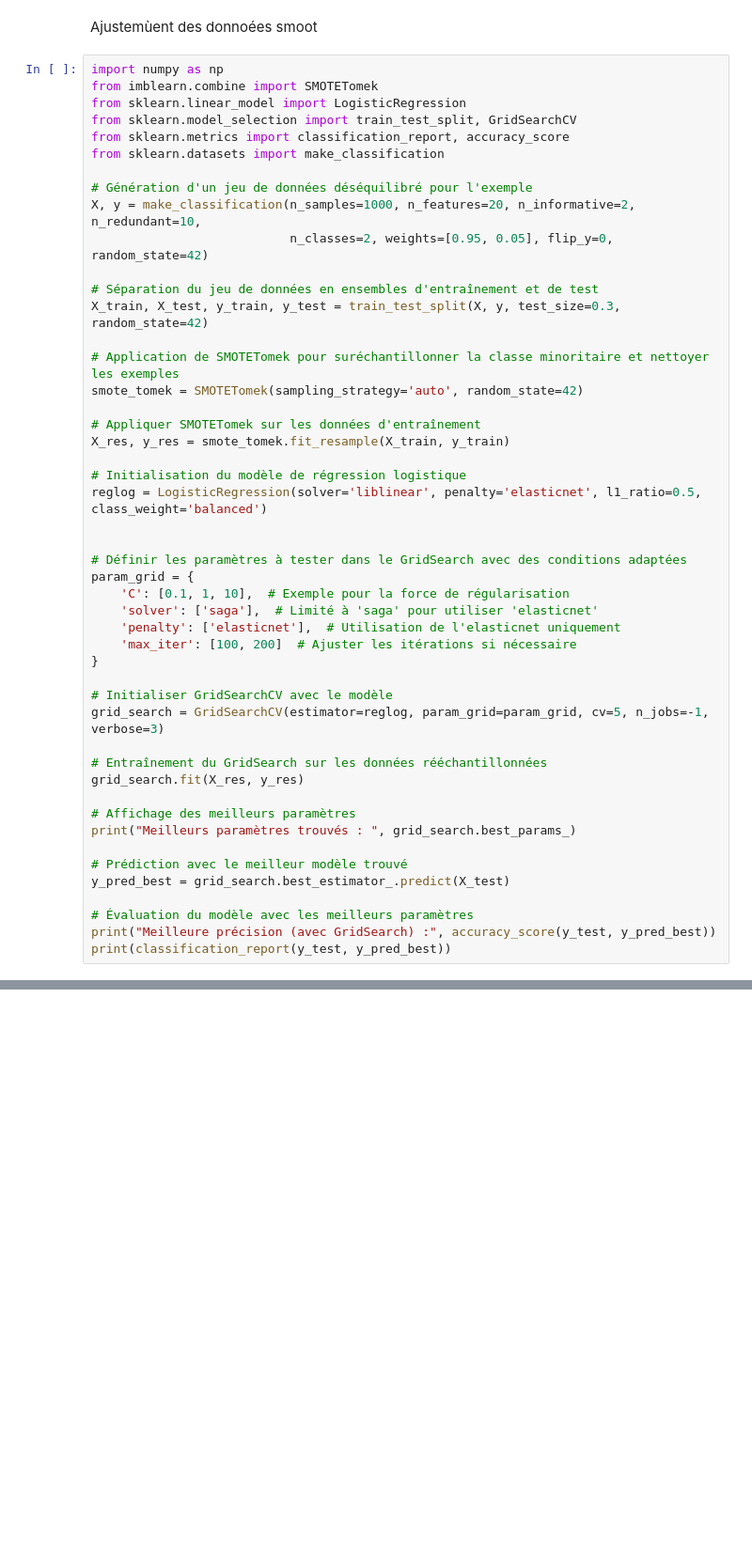
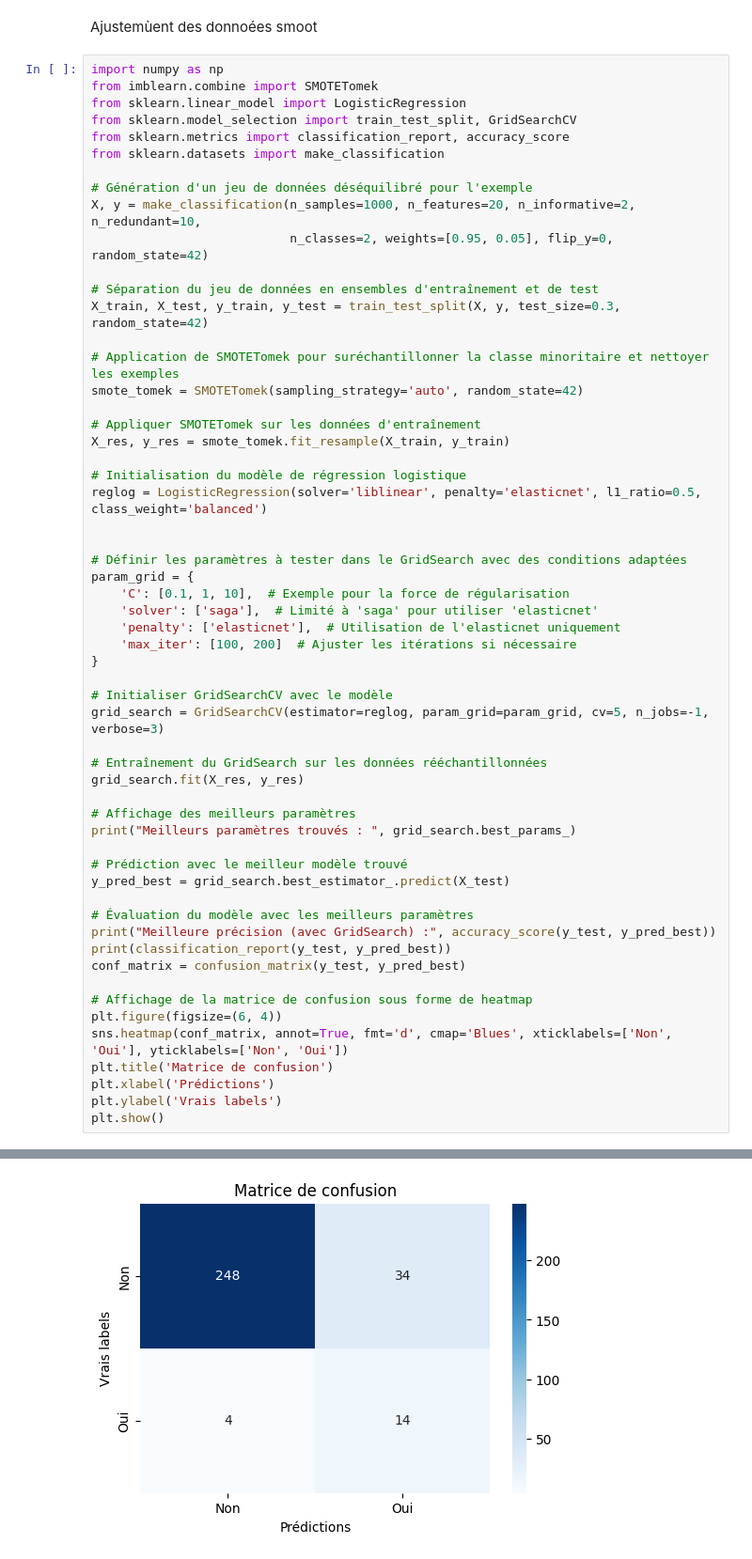
Before and after one commit to AxelMunerol/TestCrossValidation, a Jupyter notebook: Recherche_model.ipynb, the cells around one changed output, grey strips where cells are left out. Shown at 94% size. Drawn from its saved outputs; the diff is of its cells as text; blank space fills up the shorter version.

Commit message:
Test model

```diff
--- a/Untitled.ipynb
+++ b/Recherche_model.ipynb
@@ -454,5 +454,14 @@ y_pred_best = grid_search.best_estimator_.predict(X_test)
 # Évaluation du modèle avec les meilleurs paramètres
 print("Meilleure précision (avec GridSearch) :", accuracy_score(y_test, y_pred_best))
 print(classification_report(y_test, y_pred_best))
+conf_matrix = confusion_matrix(y_test, y_pred_best)
+
+# Affichage de la matrice de confusion sous forme de heatmap
+plt.figure(figsize=(6, 4))
+sns.heatmap(conf_matrix, annot=True, fmt='d', cmap='Blues', xticklabels=['Non', 'Oui'], yticklabels=['Non', 'Oui'])
+plt.title('Matrice de confusion')
+plt.xlabel('Prédictions')
+plt.ylabel('Vrais labels')
+plt.show()
 # %% [output]
 Fitting 5 folds for each of 6 candidates, totalling 30 fits
@@ -458,0 +478 @@ Fitting 5 folds for each of 6 candidates, totalling 30 fits
+[figure, added]
```
Also changed, not shown: parts of 8 cells of this notebook, 1 other file.
